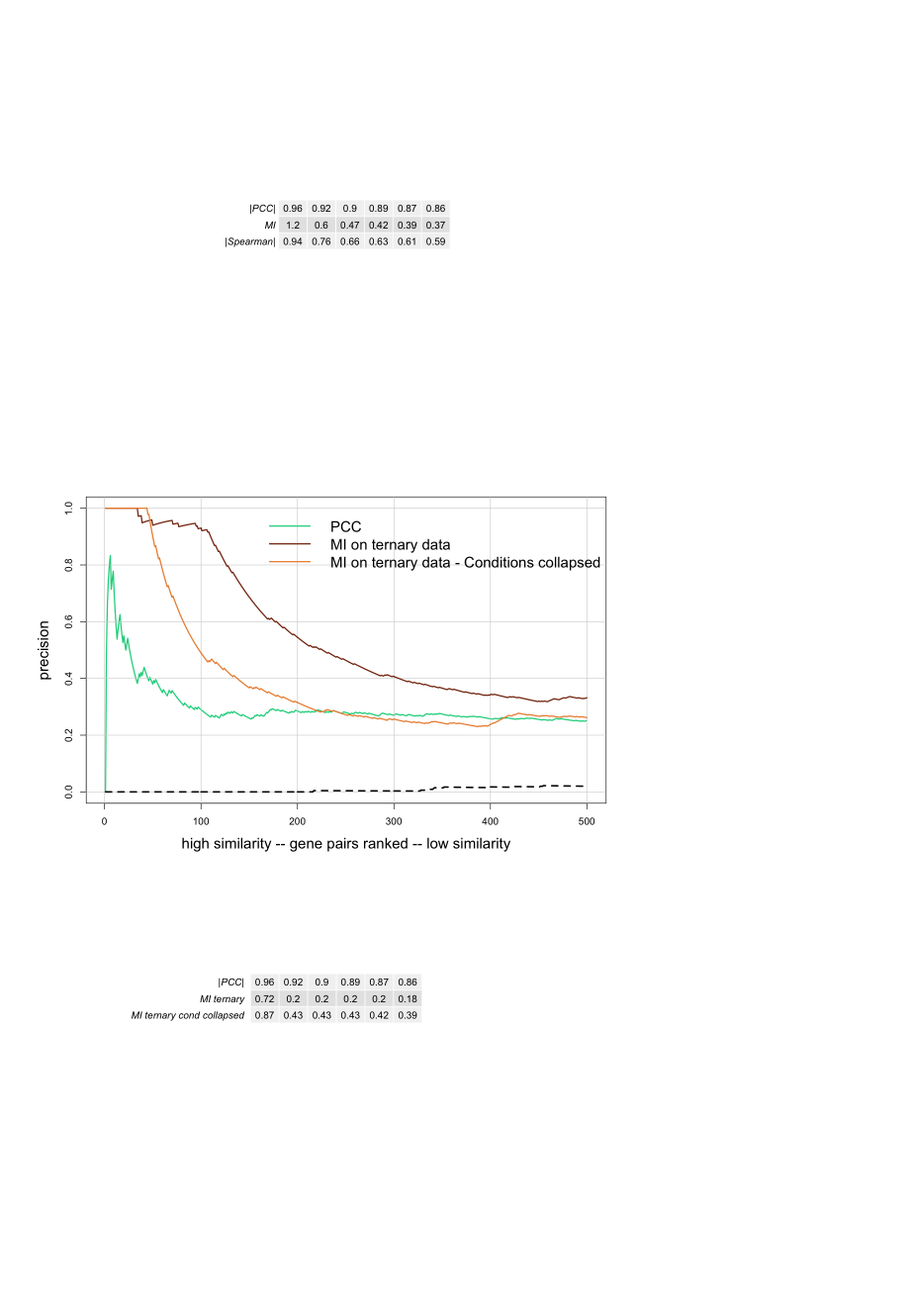
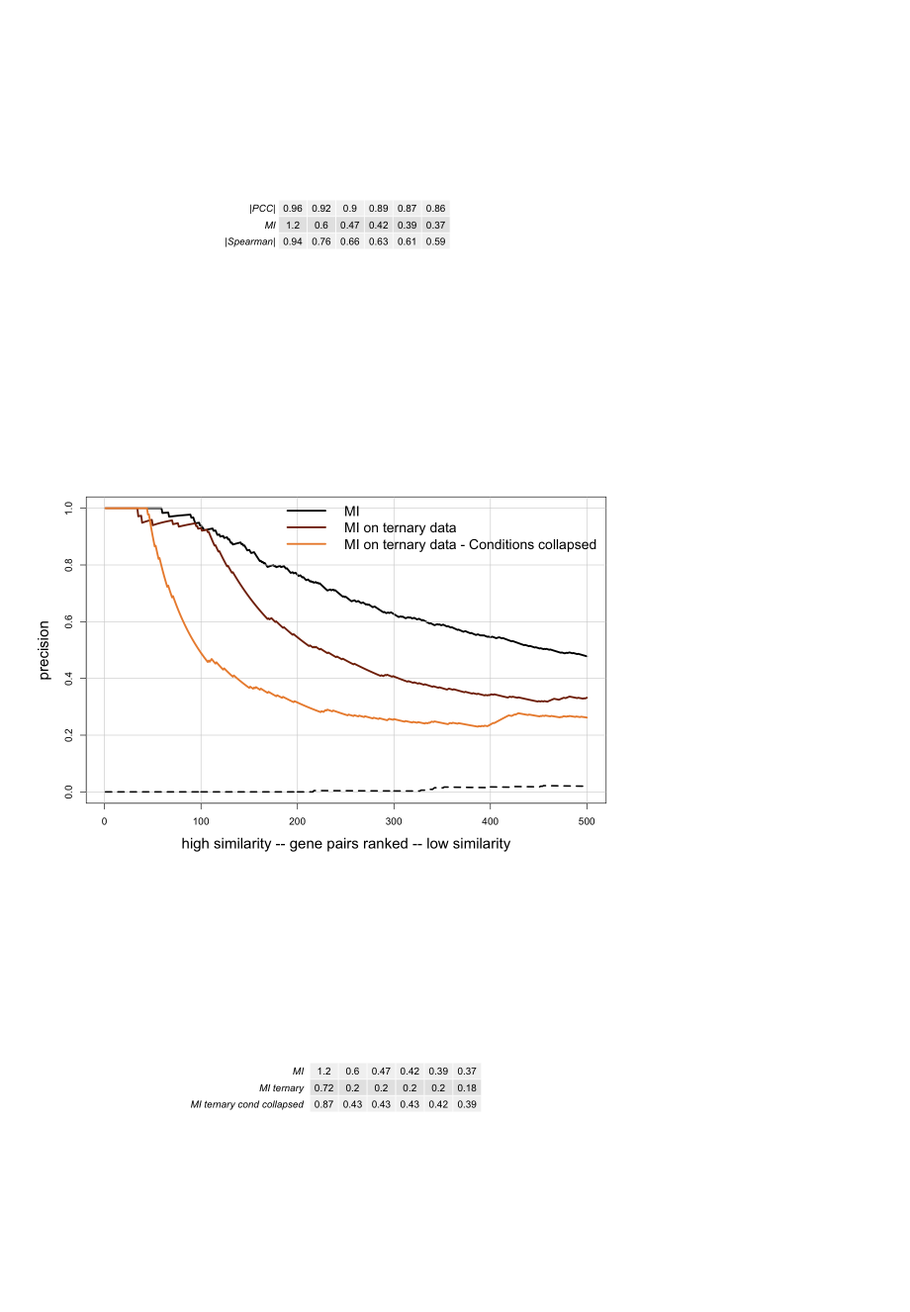
Before and after one commit to peterwu19881230/Systematic-analyses-ecoli-phenotypes, a Jupyter notebook: Nichols_data_mining_code/figs.ipynb, the cells around one changed output. Shown at 99% size. Drawn from its saved outputs; the diff is of its cells as text; code cells hidden in the pictures; blank space fills up the shorter version.

```diff
--- a/Nichols_data_mining_code/figs.ipynb
+++ b/Nichols_data_mining_code/figs.ipynb
@@ -762,16 +970,16 @@ get_confusionMatrix=function(annot,similarity,seed=9){
 # %%
 #This gets precison using the same combination of annotations as the violin plots
-subset=500
+subset=5000
 
 #precalculate and subset to prevent memory problem
-con1=get_confusionMatrix(c("Pwy","pcomplex","operon","regulator","kegg_modules"),"pcc",seed=1009)[1:subset,]
-con2=get_confusionMatrix(c("Pwy","pcomplex","operon","regulator","kegg_modules"),"mi")[1:subset,]
-con3=get_confusionMatrix(c("Pwy","pcomplex","operon","regulator","kegg_modules"),"spearman")[1:subset,]
+con1=get_confusionMatrix(table_1,c("Pwy","pcomplex","operon","regulator","kegg_modules"),"pcc",seed=1009)[1:subset,]
+con2=get_confusionMatrix(table_1,c("Pwy","pcomplex","operon","regulator","kegg_modules"),"mi")[1:subset,]
+con3=get_confusionMatrix(table_1,c("Pwy","pcomplex","operon","regulator","kegg_modules"),"spearman")[1:subset,]
 
 annot_list=list(con1,con2,con3)
 names(annot_list)=c("PCC","MI","Spearman")
 # %%
-samples=1:500
+samples=1:5000
 cols=c("#09D38A","#832B05","#564c99")
 metric="precision"
 random_metric=paste0("random_",metric)
@@ -779,7 +987,7 @@ x_lab="high similarity -- gene pairs ranked -- low similarity"
 y=metric
 ylim=c(0,1)
 xlim=c(1,max(samples))
-lwd=2
+lwd=3
 
 options(repr.plot.width = 10, repr.plot.height = 7)
 
@@ -842,22 +1050,23 @@ grid.table(cutoffs_) ##plot a table as a graph: https://cran.r-project.org/web/p
 subset=500
 
 #precalculate and subset to prevent memory problem
-con1=get_confusionMatrix(c("Pwy","pcomplex","operon","regulator","kegg_modules"),"pcc",seed=1009)[1:subset,]
-con2=get_confusionMatrix(c("Pwy","pcomplex","operon","regulator","kegg_modules"),"mi_ternary",seed=1009)[1:subset,]
-con3=get_confusionMatrix(c("Pwy","pcomplex","operon","regulator","kegg_modules"),"mi_ternary_collapsedCond",seed=1009)[1:subset,]
+con1=get_confusionMatrix(table_1,c("Pwy","pcomplex","operon","regulator","kegg_modules"),"mi",seed=1009)[1:subset,]
+con2=get_confusionMatrix(table_1,c("Pwy","pcomplex","operon","regulator","kegg_modules"),"mi_ternary",seed=1009)[1:subset,]
+con3=get_confusionMatrix(table_1,c("Pwy","pcomplex","operon","regulator","kegg_modules"),"mi_ternary_collapsedCond",seed=1009)[1:subset,]
+
 
 annot_list=list(con1,con2,con3)
-names(annot_list)=c("PCC","MI on ternary data","MI on ternary data - Conditions collapsed")
+names(annot_list)=c("MI","MI on ternary data","MI on ternary data - Conditions collapsed")
 # %%
 samples=1:500
-cols=c("#09D38A","#832B05","#EC8D3A")
+cols=c("black","#832B05","#EC8D3A")
 metric="precision"
 random_metric=paste0("random_",metric)
 x_lab="high similarity -- gene pairs ranked -- low similarity"
 y=metric
 ylim=c(0,1)
 xlim=c(1,max(samples))
-lwd=2
+lwd=3
 
 options(repr.plot.width = 10, repr.plot.height = 7)
 
@@ -874,8 +1083,8 @@ for(i in seq(annot_list)){
 
 }
 
-legend(150, 1, legend=names(annot_list),
-       col=cols, lty=1,lwd = lwd, cex=1.5, box.lty=0)
+legend(170, 1.05, legend=names(annot_list),
+       col=cols, lty=1,lwd = lwd, cex=1.4, box.lty=0)
 
 #add the negative control
 lines(samples,annot_list[[1]][[random_metric]][samples],col='black',lty = 'dashed',lwd=2.5)
@@ -891,25 +1100,25 @@ lines(samples,annot_list[[1]][[random_metric]][samples],col='black',lty = 'dashe
 ##1. if annotations are good, precision goes up
 ##2. if annotations are bad, precision doesn't improve
 # %% [output]
-[figure, old version]
+[figure, new version]
 # %%
 #Add the cutoff table
 
 ##similarity cutoffs for the 1st pair and 100, 200, 300, 400, 500 :
 
 cutoffs_=data.frame(numeric(6),numeric(6),numeric(6))
-names(cutoffs_)=c("|PCC|","MI ternary","MI ternary cond collapsed")
-similarity=c("pcc","mi_ternary","mi_ternary_collapsedCond")
+names(cutoffs_)=c("MI","MI ternary","MI ternary cond collapsed")
+similarity=c("mi","mi_ternary","mi_ternary_collapsedCond")
 for(i in seq(similarity)){
  cutoffs_[,i]=(1-sort(strain1strain2_allAnnotations_allDistances[,similarity[i]]))[c(1,100,200,300,400,500)] %>% round(2)
 }
 
 cutoffs_=t(cutoffs_)
 grid.table(cutoffs_) ##plot a table as a graph: https://cran.r-project.org/web/packages/gridExtra/vignettes/tableGrob.html
 
 #f=recordPlot()
 #pdf(file = "fig7_2.pdf",width = 10,height = 15/2)
 #replayPlot(f)
 #dev.off()
 # %% [output]
-[figure, old version]
+[figure, new version]
```
Also changed, not shown: parts of 18 cells of this notebook, 7 other files.
